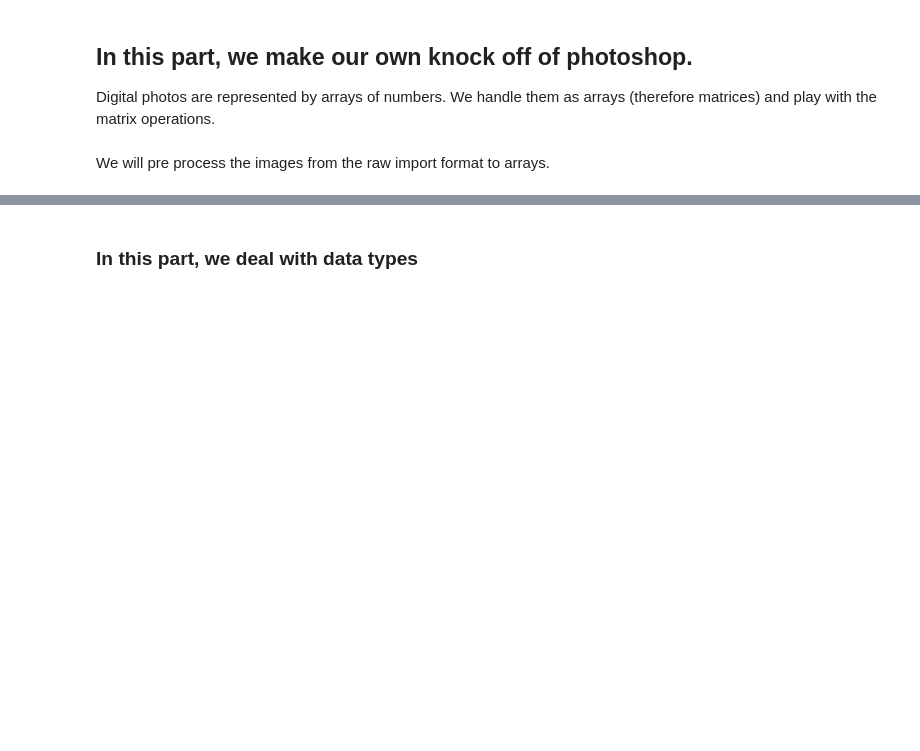
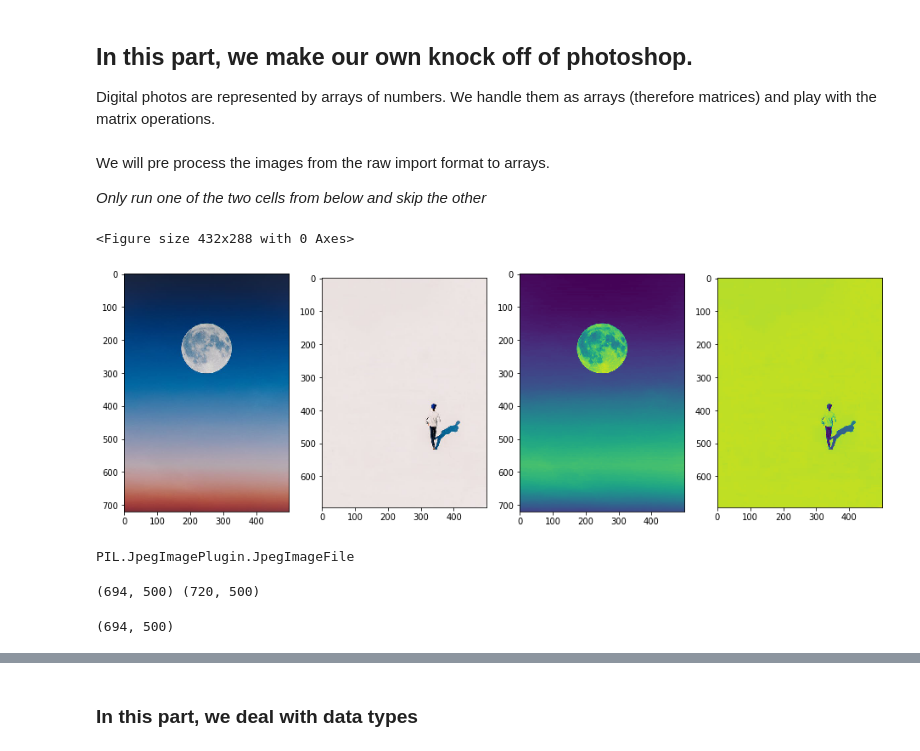
Before and after one commit to yajuna/tmath308, a Jupyter notebook: lab1.ipynb, the cells around one changed output, grey strips where cells are left out. Saved outputs shown, nothing was run; the diff lists cells and outputs as text; code cells hidden in the pictures; blank space fills up the shorter version.

Commit message:
update image loading method

```diff
--- a/lab1.ipynb
+++ b/lab1.ipynb
@@ -134,3 +138,17 @@ plt.show()
 Digital photos are represented by arrays of numbers. We handle them as arrays (therefore matrices) and play with the matrix operations.
 # %% [markdown]
 We will pre process the images from the raw import format to arrays.
+
+_Only run one of the two cells from below and skip the other_
+# %%
+############ If using Google Colab, run this cell to use images from url
+import requests
+from io import BytesIO
+
+url_moon = 'https://raw.githubusercontent.com/yajuna/tmath308/master/pexels_moon.jpeg'
+page_moon = requests.get(url_moon)
+moon = Image.open(BytesIO(page_moon.content))
+
+url_person = 'https://raw.githubusercontent.com/yajuna/tmath308/master/pexels_person.jpeg'
+page_person = requests.get(url_person)
+person = Image.open(BytesIO(page_person.content))
@@ -137,29 +162,30 @@ We will pre process the images from the raw import format to arrays.
 # %%
-# import images Pillow
-person = Image.open("pexels_person.jpeg")
-moon = Image.open("pexels_moon.jpeg")
-
 # color to grayscale
 personGray = person.convert('L')
 moonGray = moon.convert('L')
 ######
 # uncomment and run to show images
 
 plt.figure()
 #subplot(r,c) provide the no. of rows and columns
 f, axarr = plt.subplots(1,4,figsize=(16, 12))
 
 # use the created array to output your multiple images. In this case we have four images horizontally
 axarr[0].imshow(moon)
 axarr[1].imshow(person)
 axarr[2].imshow(moonGray)
 axarr[3].imshow(personGray)
 
 plt.show()
+# %% [output]
+<Figure size 432x288 with 0 Axes>
+[figure, added]
 # %%
 # check the data type
 type(person)
 type(moon)
+# %% [output]
+PIL.JpegImagePlugin.JpegImageFile
 # %%
 # convert image file to array
 
@@ -172,11 +198,15 @@ dim_person = np.shape(personArray)
 dim_moon = np.shape(moonArray)
 
 print(dim_person,dim_moon) # check size of images for matrix computation
+# %% [output]
+(694, 500) (720, 500)
 # %%
 # cut moon image so that two images are of the same size, run the code to see new shape
 
 moonArray1 = moonArray[:694,]
 print(np.shape(moonArray1))
+# %% [output]
+(694, 500)
 # %%
 # print a small portion of the data, paste what you see in the end after 'dtype = '
 # ans: dtype =
```
Also changed, not shown: parts of 9 cells of this notebook.
